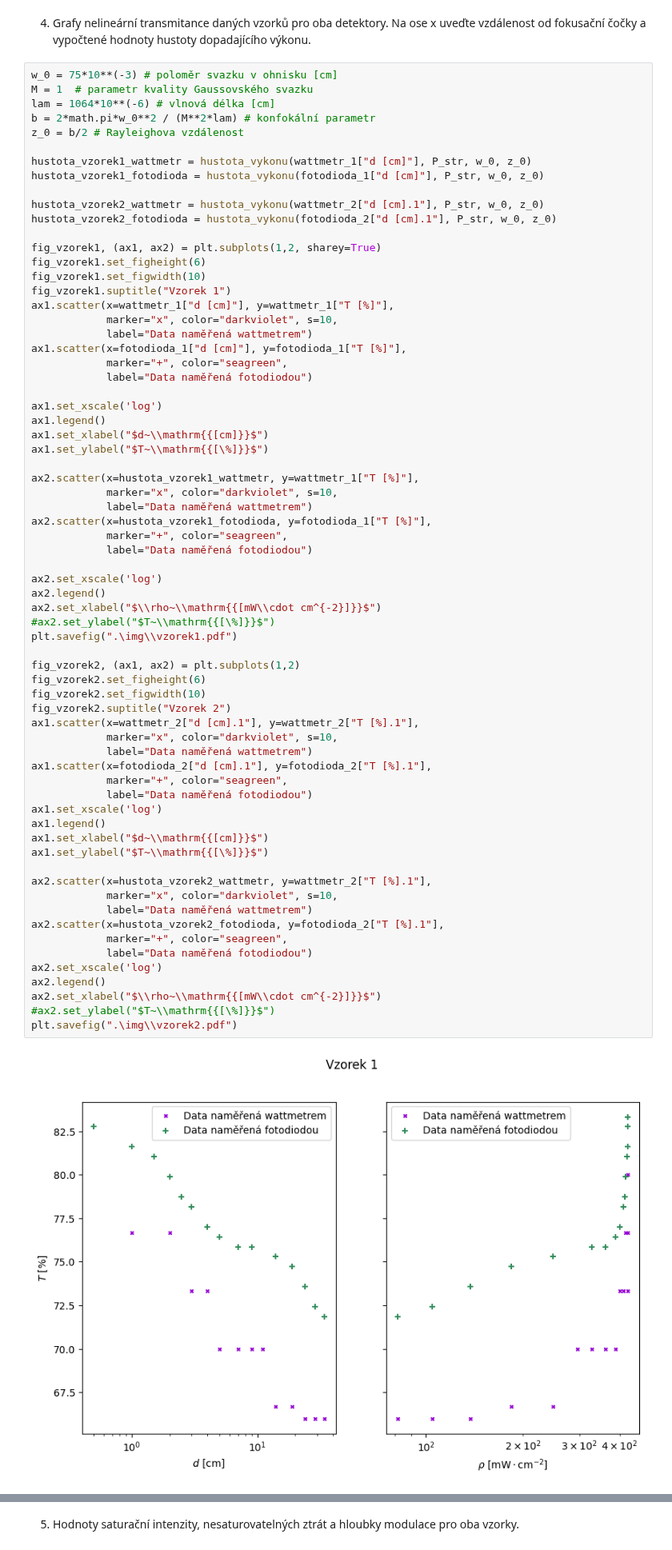
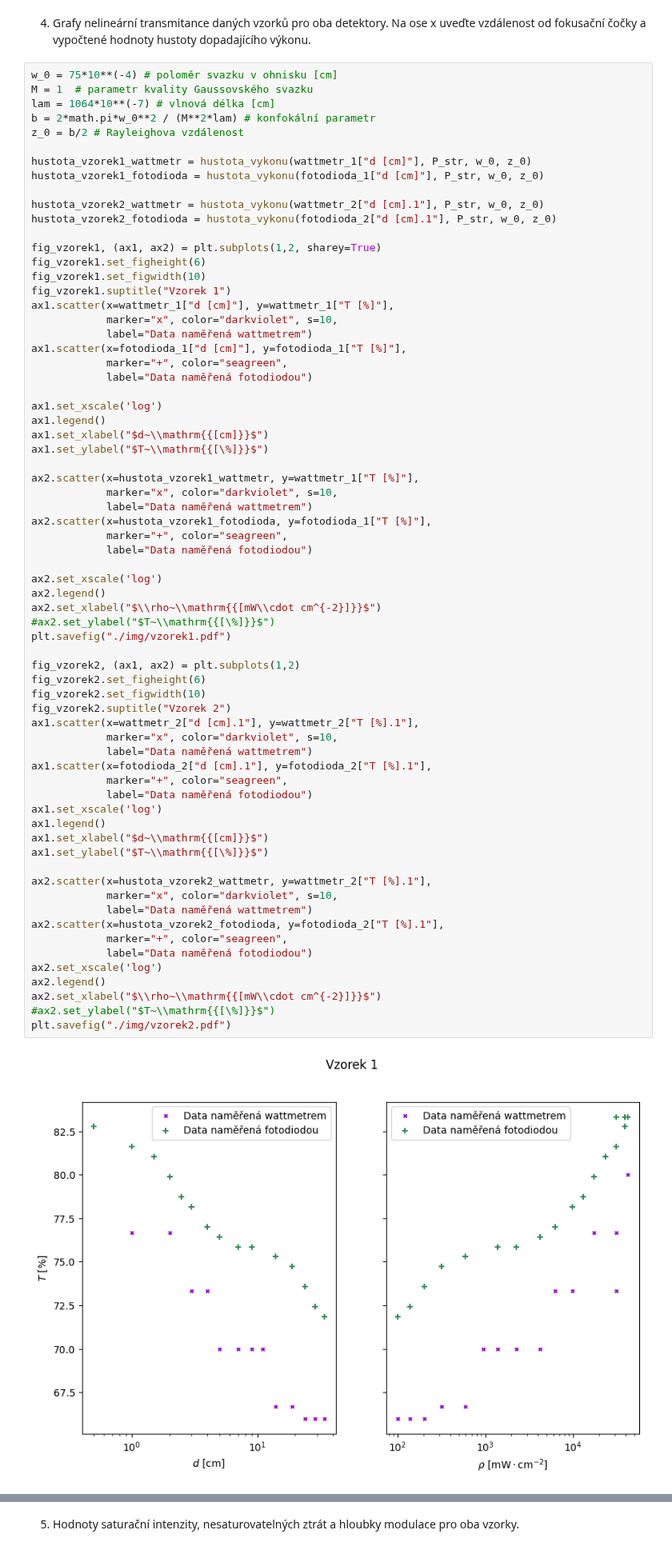
Before and after one commit to omikron-ceti/ZPLT, a Jupyter notebook: uloha_06/data_06/data_06.ipynb, the cells around one changed output, grey strips where cells are left out. Shown at 80% size. Saved outputs shown, nothing was run; the diff lists cells and outputs as text.

```diff
--- a/uloha_06/data_06/data_06.ipynb
+++ b/uloha_06/data_06/data_06.ipynb
@@ -34,9 +34,9 @@ Energie pulsu: 2.4711696869851725 \mu J
 # %% [markdown]
 4. Grafy nelineární transmitance daných vzorků pro oba detektory. Na ose x uveďte vzdálenost od fokusační čočky a vypočtené hodnoty hustoty dopadajícího výkonu.
 # %%
-w_0 = 75*10**(-3) # poloměr svazku v ohnisku [cm]
+w_0 = 75*10**(-4) # poloměr svazku v ohnisku [cm]
 M = 1  # parametr kvality Gaussovského svazku
-lam = 1064*10**(-6) # vlnová délka [cm]
+lam = 1064*10**(-7) # vlnová délka [cm]
 b = 2*math.pi*w_0**2 / (M**2*lam) # konfokální parametr
 z_0 = b/2 # Rayleighova vzdálenost
 
@@ -73,33 +73,33 @@ ax2.set_xscale('log')
 ax2.legend()
 ax2.set_xlabel("$\\rho~\\mathrm{{[mW\\cdot cm^{-2}]}}$")
 #ax2.set_ylabel("$T~\\mathrm{{[\%]}}$")
-plt.savefig(".\img\\vzorek1.pdf")
+plt.savefig("./img/vzorek1.pdf")
 
 fig_vzorek2, (ax1, ax2) = plt.subplots(1,2)
 fig_vzorek2.set_figheight(6)
 fig_vzorek2.set_figwidth(10)
 fig_vzorek2.suptitle("Vzorek 2")
 ax1.scatter(x=wattmetr_2["d [cm].1"], y=wattmetr_2["T [%].1"],
             marker="x", color="darkviolet", s=10,
             label="Data naměřená wattmetrem")
 ax1.scatter(x=fotodioda_2["d [cm].1"], y=fotodioda_2["T [%].1"],
             marker="+", color="seagreen",
             label="Data naměřená fotodiodou")
 ax1.set_xscale('log')
 ax1.legend()
 ax1.set_xlabel("$d~\\mathrm{{[cm]}}$")
 ax1.set_ylabel("$T~\\mathrm{{[\%]}}$")
 
 ax2.scatter(x=hustota_vzorek2_wattmetr, y=wattmetr_2["T [%].1"],
             marker="x", color="darkviolet", s=10,
             label="Data naměřená wattmetrem")
 ax2.scatter(x=hustota_vzorek2_fotodioda, y=fotodioda_2["T [%].1"],
             marker="+", color="seagreen",
             label="Data naměřená fotodiodou")
 ax2.set_xscale('log')
 ax2.legend()
 ax2.set_xlabel("$\\rho~\\mathrm{{[mW\\cdot cm^{-2}]}}$")
 #ax2.set_ylabel("$T~\\mathrm{{[\%]}}$")
-plt.savefig(".\img\\vzorek2.pdf")
+plt.savefig("./img/vzorek2.pdf")
 # %% [output]
-[figure, old version]
+[figure, new version]
```
Also changed, not shown: parts of 3 cells of this notebook, 2 other files.
